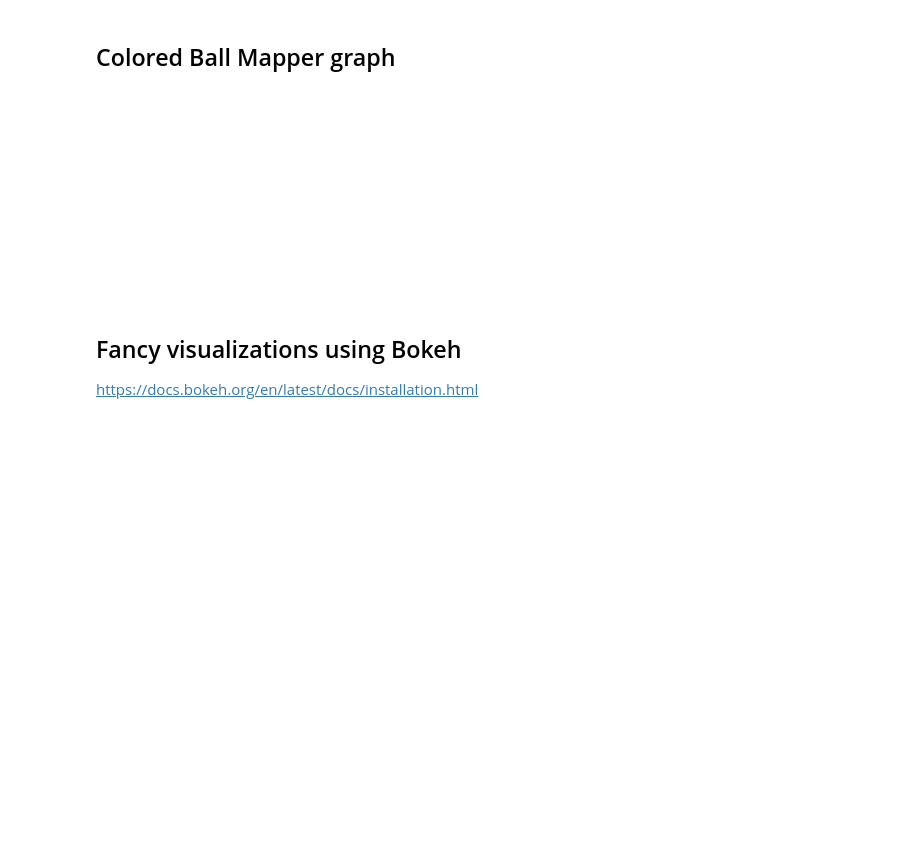
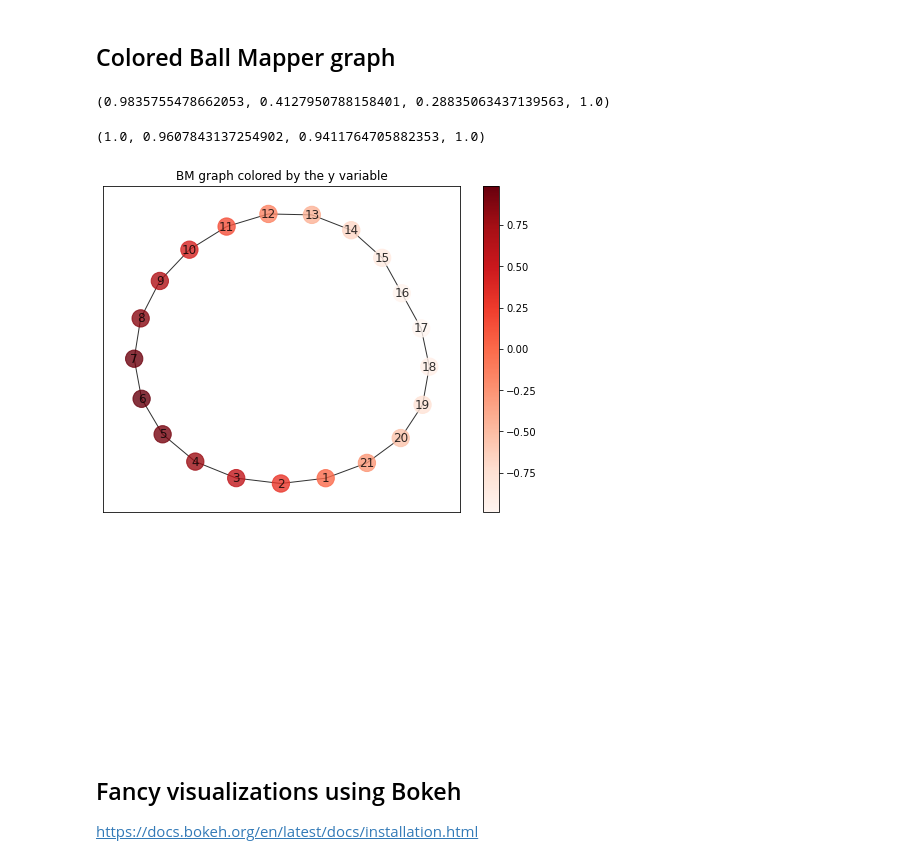
Before and after one commit to dioscuri-tda/pyBallMapper, a Jupyter notebook: example_basic_circle.ipynb, the cells around one changed output. Saved outputs shown, nothing was run; the diff lists cells and outputs as text; code cells hidden in the pictures; blank space fills up the shorter version.

```diff
--- a/example_basic_circle.ipynb
+++ b/example_basic_circle.ipynb
@@ -23,8 +33,7 @@ plt.scatter(points_df.x, points_df.y)
 from src.pyBallMapper import BallMapper
 # %%
 bm = BallMapper(points = points_df.values, # the pointcloud, as a numpy array
-                coloring_df = points_df, # a dataframe with the coloring functions (in this case the pointcloud itself)
-                epsilon = 0.25) # the radius of the balls
+                epsilon = 0.25)            # the radius of the balls
 # %%
 # bm.Graph is a networkx graph
 nx.draw_networkx(bm.Graph,
@@ -65,26 +99,39 @@ from matplotlib import cm
 #Here we adopt standard colour palette
 my_red_palette = cm.get_cmap(name='Reds')
 # %%
+# we use the points themself as coloring functions
+bm.add_coloring(coloring_df=points_df)
+
 # we can color the graph by any column in coloring_df
 bm.color_by_variable('y', my_red_palette)
+
+# now the nodes have some colors
+print(bm.Graph.nodes[1]['color'])
+# %% [output]
+(0.9835755478662053, 0.4127950788158401, 0.28835063437139563, 1.0)
+# %%
+max([bm.Graph.nodes[node]['color'] for node in bm.Graph.nodes])
+# %% [output]
+(1.0, 0.9607843137254902, 0.9411764705882353, 1.0)
 # %%
 plt.figure(figsize= (8,6))
 # plot the graph
 # https://networkx.org/documentation/stable/reference/generated/networkx.drawing.nx_pylab.draw_networkx.html
 # there is a lot we can customize
 nx.draw_networkx(bm.Graph,
                  pos=nx.spring_layout(bm.Graph, seed=24),
                  node_color = [bm.Graph.nodes[node]['color'] for node in bm.Graph.nodes],
-                 node_size =  [bm.Graph.nodes[node]['size rescaled'] for node in bm.Graph.nodes],
                  alpha=0.8)
 
 # plot a legend
 sm = plt.cm.ScalarMappable(cmap = my_red_palette,
-                           norm = plt.Normalize(vmin=bm.min_color_value,
-                                                vmax=bm.max_color_value))
+                           norm = plt.Normalize(vmin=min([bm.Graph.nodes[node]['y'] for node in bm.Graph.nodes]),
+                                                vmax=max([bm.Graph.nodes[node]['y'] for node in bm.Graph.nodes])))
 plt.colorbar(sm)
 plt.title('BM graph colored by the y variable')
 plt.show()
+# %% [output]
+[figure, added]
 # %% [markdown]
 <br>
 <br>
```
Also changed, not shown: parts of 10 cells of this notebook, 3 other files.
